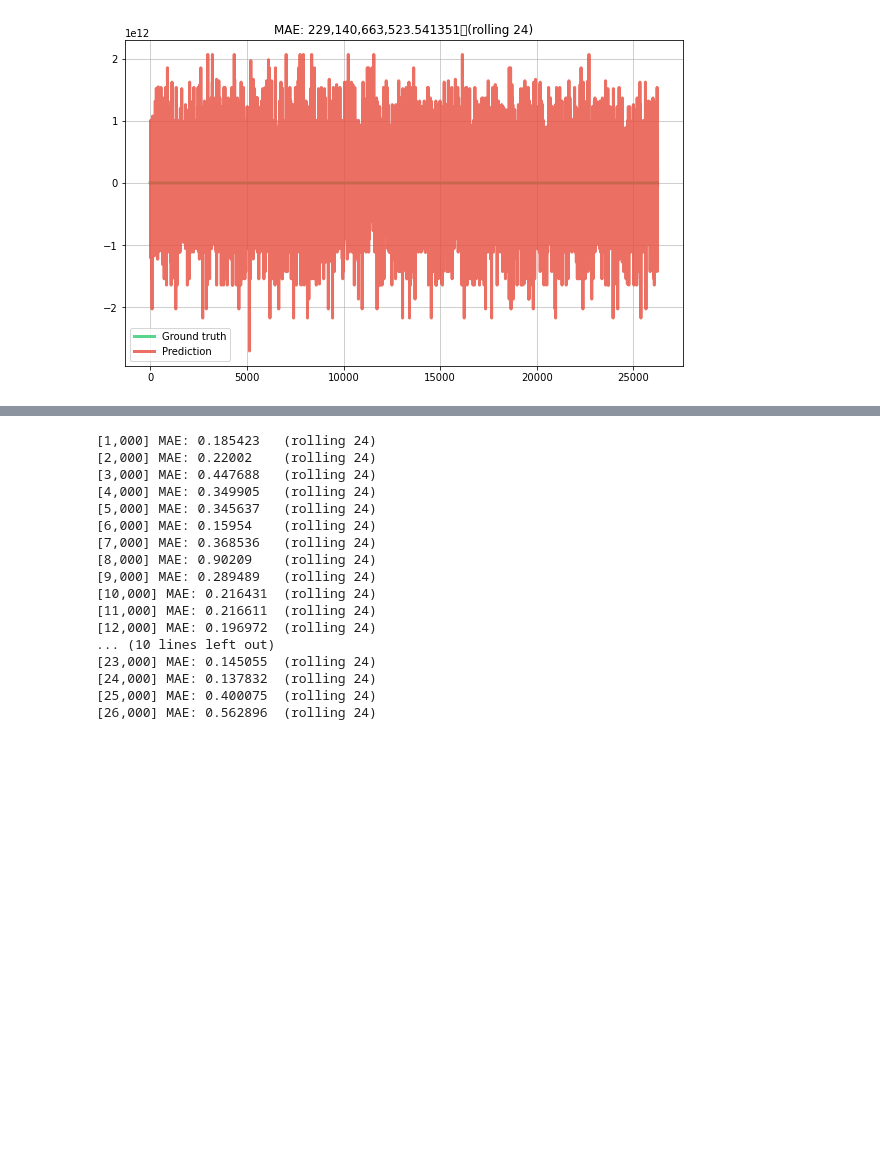
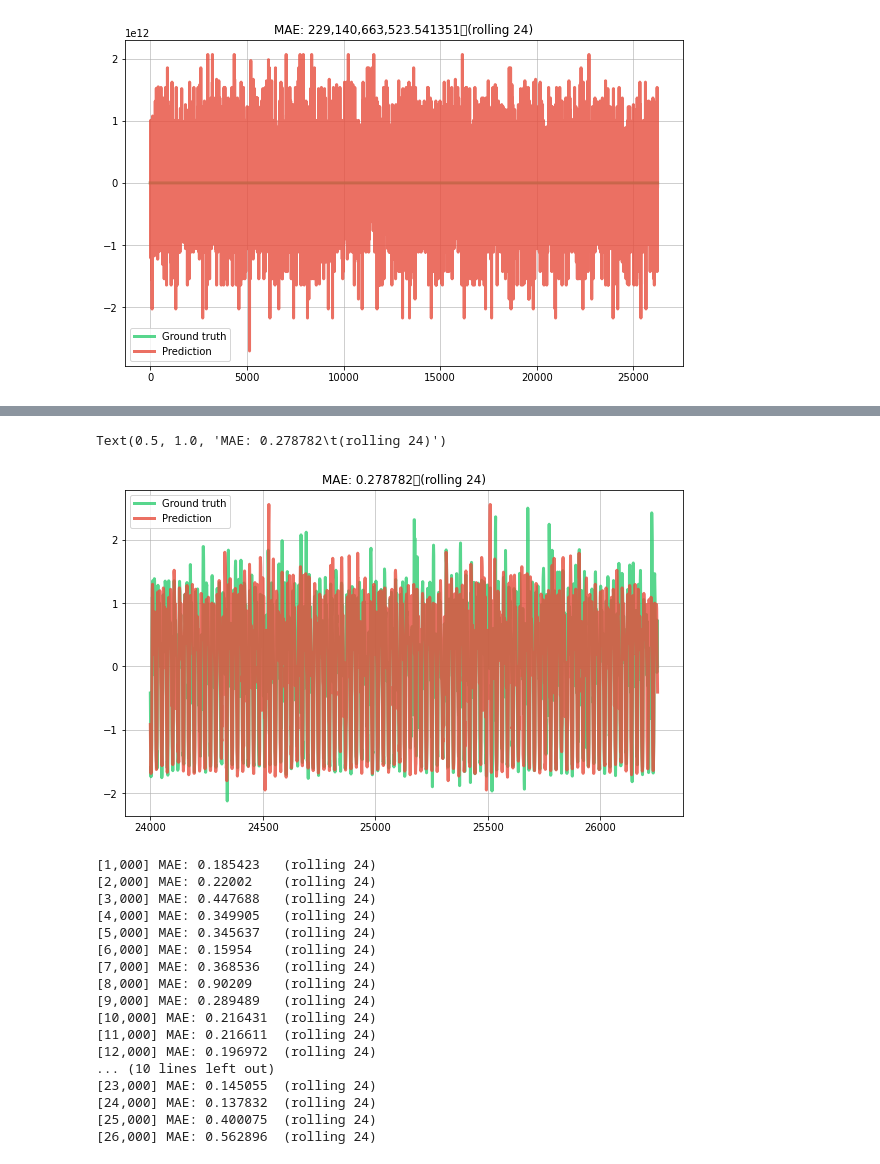
Before and after one commit to giodefa96/Script_Tesi_new, a Jupyter notebook: Script/DatiTesi/ItalyPowerDemand.ipynb, the cells around one changed output, grey strips where cells are left out. Saved outputs shown, nothing was run; the diff lists cells and outputs as text; code cells hidden in the pictures; blank space fills up the shorter version.

```diff
--- a/Script/DatiTesi/ItalyPowerDemand.ipynb
+++ b/Script/DatiTesi/ItalyPowerDemand.ipynb
@@ -630,3 +608,16 @@ Text(0.5, 1.0, 'MAE: 0.470289')
+# %%
+ax.set_title(metric)
+ax.set_title(metric)
+# Plot the results
+fig, ax = plt.subplots(figsize=(10, 6))
+ax.grid(alpha=0.75)
+ax.plot(dates[24000::], y_trues[24000::], lw=3, color='#2ecc71', alpha=0.8, label='Ground truth')
+ax.plot(dates[24000::], y_preds[24000::], lw=3, color='#e74c3c', alpha=0.8, label='Prediction')
+ax.legend()
+ax.set_title(metric)
+# %% [output]
+Text(0.5, 1.0, 'MAE: 0.278782\t(rolling 24)')
+[figure, added]
 # %%
 X_y = initial_iter()
 
```
Also changed, not shown: parts of 15 cells of this notebook, 1 other file.
